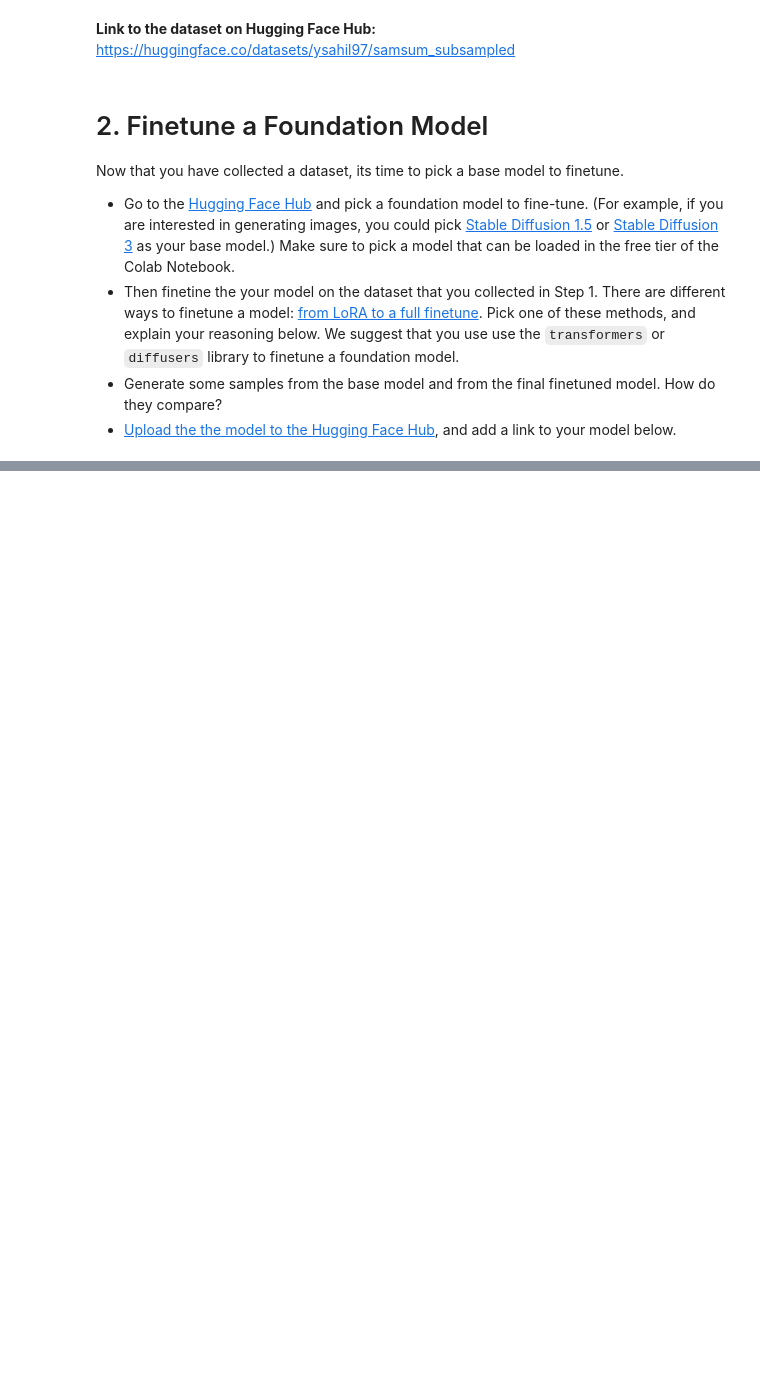
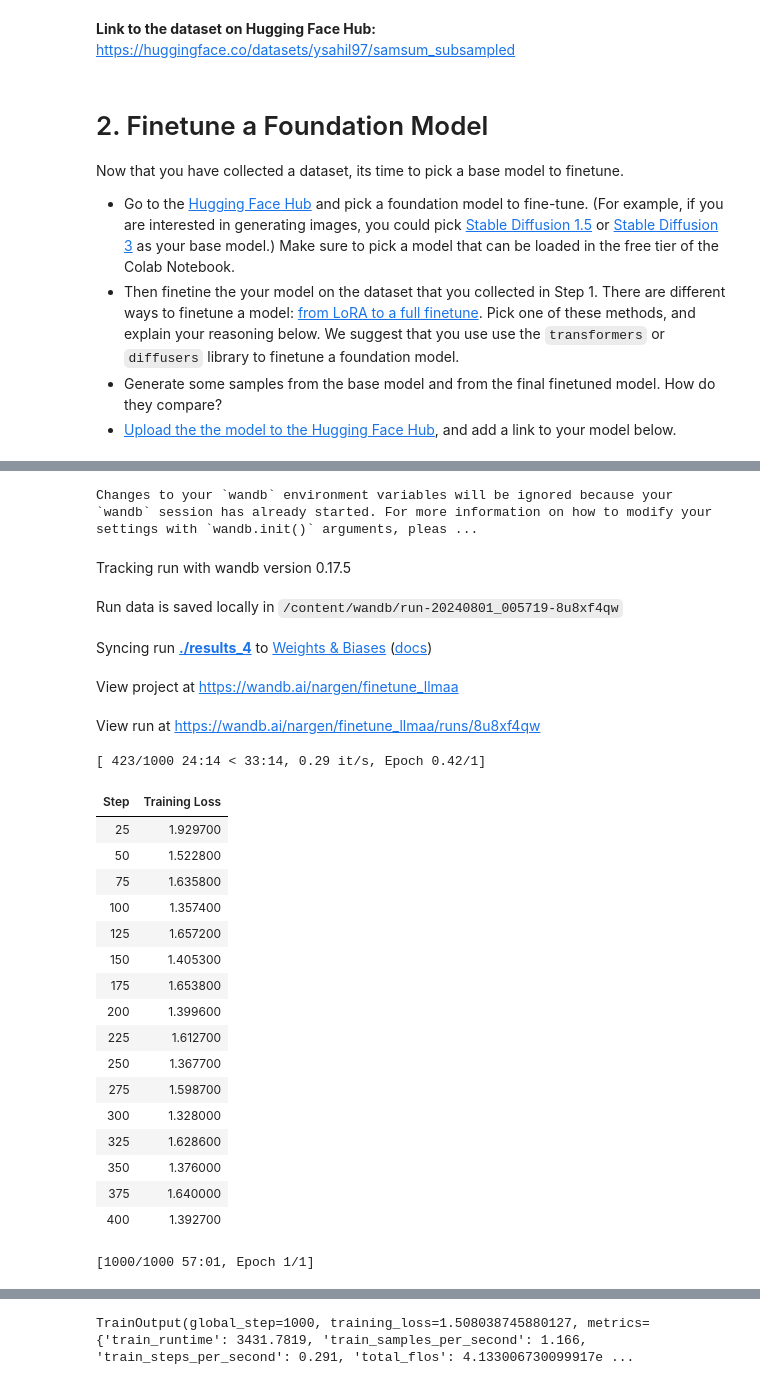
Before and after one commit to ysahil97/FineTune_LLama_SamSum, a Jupyter notebook: Finetune.ipynb, the cells around one changed output, grey strips where cells are left out. Saved outputs shown, nothing was run; the diff lists cells and outputs as text; code cells hidden in the pictures; blank space fills up the shorter version.

Commit message:
Add Finetuning Model

```diff
--- a/Finetune.ipynb
+++ b/Finetune.ipynb
@@ -383,0 +352,11 @@ Now that you have collected a dataset, its time to pick a base model to finetune
+# %%
+peft_params = LoraConfig(
+    lora_alpha=16,
+    lora_dropout=0.1,
+    r=64,
+    bias="none",
+    task_type="CAUSAL_LM",
+)
+# %%
+model_1 = get_peft_model(model,peft_params)
+model_1.print_trainable_parameters()
@@ -383,0 +365,31 @@ Now that you have collected a dataset, its time to pick a base model to finetune
+# %%
+training_params = TrainingArguments(
+    output_dir="./results_4",
+    num_train_epochs=1,
+    per_device_train_batch_size=1,
+    gradient_accumulation_steps=4,
+    optim="paged_adamw_32bit",
+    save_steps=25,
+    logging_steps=25,
+    learning_rate=2e-4,
+    weight_decay=0.001,
+    fp16=False,
+    bf16=False,
+    max_grad_norm=0.3,
+    max_steps=-1,
+    warmup_ratio=0.03,
+    group_by_length=True,
+    lr_scheduler_type="cosine",
+    report_to="wandb"
+)
+# %%
+trainer = SFTTrainer(
+    model=model_1,
+    train_dataset=new_dataset,
+    # peft_config=peft_params,
+    dataset_text_field="text",
+    max_seq_length=None,
+    tokenizer=tokenizer,
+    args=training_params,
+    packing=False,
+)
@@ -383,0 +400,3 @@ Now that you have collected a dataset, its time to pick a base model to finetune
+# %%
+trainer.train()
+# %% [output]
@@ -383,0 +404,25 @@ Now that you have collected a dataset, its time to pick a base model to finetune
+Changes to your `wandb` environment variables will be ignored because your `wandb` session has already started. For more information on how to modify your settings with `wandb.init()` arguments, pleas ...
+Tracking run with wandb version 0.17.5
+Run data is saved locally in /content/wandb/run-20240801_005719-8u8xf4qw
+Syncing run ./results_4 to Weights & Biases (docs)
+View project at https://wandb.ai/nargen/finetune_llmaa
+View run at https://wandb.ai/nargen/finetune_llmaa/runs/8u8xf4qw
+[ 423/1000 24:14 < 33:14, 0.29 it/s, Epoch 0.42/1]
+| Step | Training Loss |
+| 25 | 1.929700 |
+| 50 | 1.522800 |
+| 75 | 1.635800 |
+| 100 | 1.357400 |
+| 125 | 1.657200 |
+| 150 | 1.405300 |
+| 175 | 1.653800 |
+| 200 | 1.399600 |
+| 225 | 1.612700 |
+| 250 | 1.367700 |
+| 275 | 1.598700 |
+| 300 | 1.328000 |
+| 325 | 1.628600 |
+| 350 | 1.376000 |
+| 375 | 1.640000 |
+| 400 | 1.392700 |
+[1000/1000 57:01, Epoch 1/1]
@@ -383,0 +446 @@ Now that you have collected a dataset, its time to pick a base model to finetune
+TrainOutput(global_step=1000, training_loss=1.508038745880127, metrics={'train_runtime': 3431.7819, 'train_samples_per_second': 1.166, 'train_steps_per_second': 0.291, 'total_flos': 4.133006730099917e ...
```
Also changed, not shown: parts of 37 cells of this notebook.
